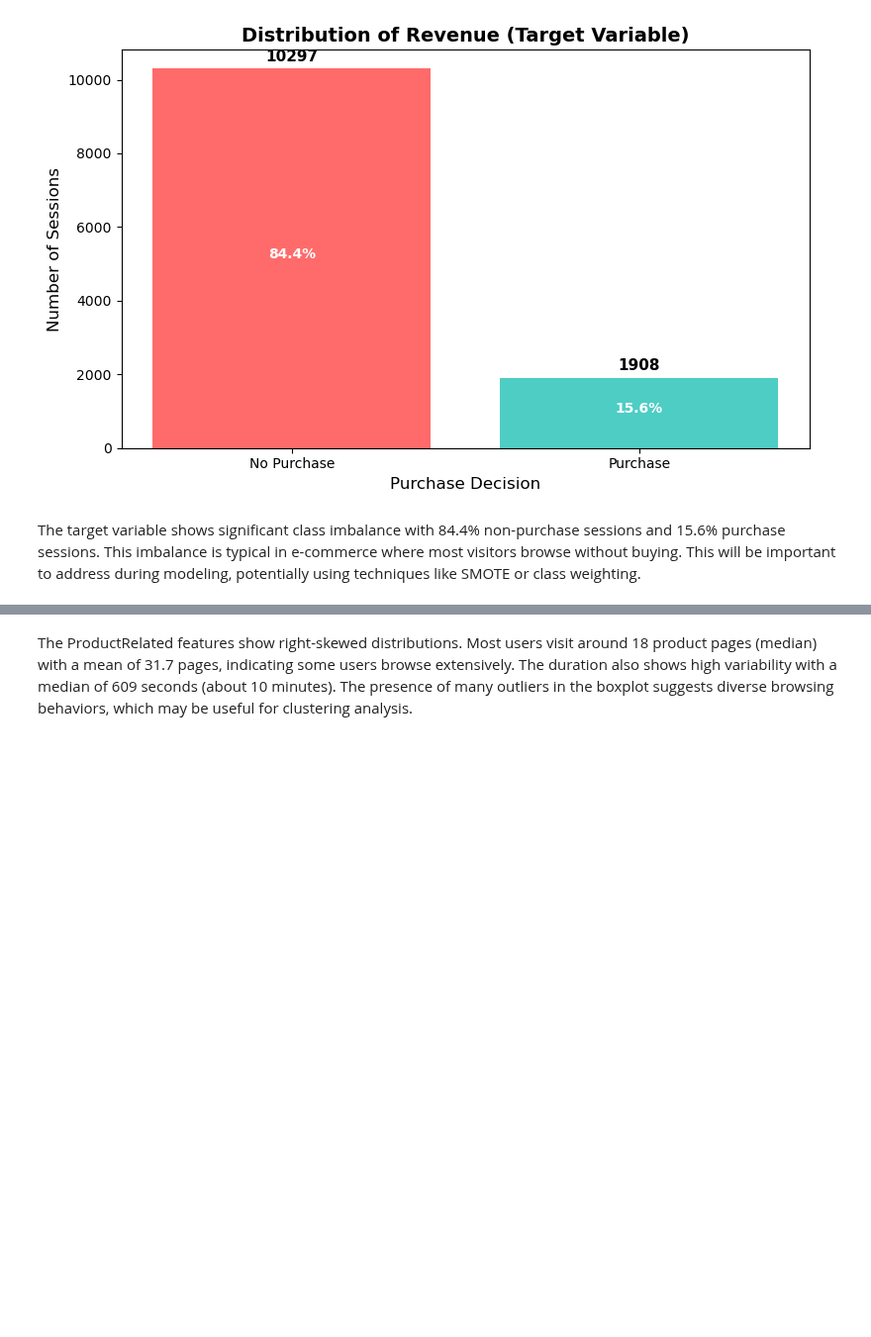
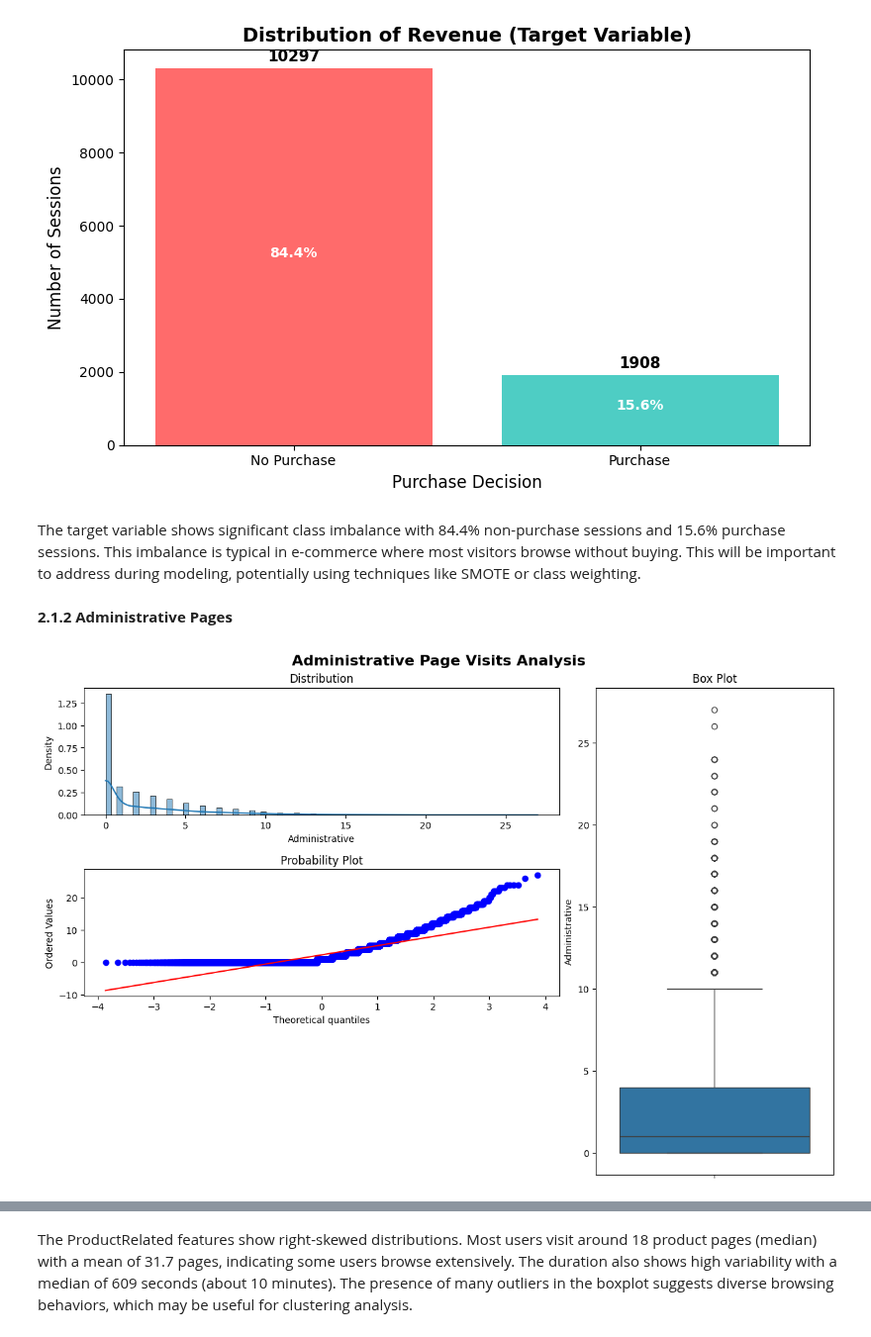
Before and after one commit to JackyDo2005/A3_PDS_RMIT, a Jupyter notebook: Assignment3.ipynb, the cells around one changed output, grey strips where cells are left out. Shown at 99% size. Cells and saved outputs as stored; diff of their text form; code cells hidden in the pictures; blank space fills up the shorter version.

```diff
--- a/Assignment3.ipynb
+++ b/Assignment3.ipynb
@@ -374,3 +448,39 @@ Before we proceed with feature engineering, we need to understand the distributi
+# %%
+# Function to create histogram, QQ plot, and box plot for a specific column
+def plotting_3_chart(df, feature, plot_title="Feature Analysis"):
+    """
+    Creates a histogram, QQ plot, and box plot for a specified column in a DataFrame.
+
+    Parameters:
+        df (pd.DataFrame): The input DataFrame.
+        feature (str): The column name for analysis.
+        plot_title (str): The title of the entire plot.
+    """
+
+    # Set a style
+    plt.style.use('default')  # Use the 'fivethirtyeight' style for the plots
+
+    # Create a customized chart and set the figure size
+    fig = plt.figure(constrained_layout=True, figsize=(12, 8))  # Create a figure with constrained layout
+    fig.suptitle(plot_title, fontsize=16, fontweight='bold')  # Set the main plot title
+
+    # Create a grid of 3 columns and 3 rows
+    grid = gridspec.GridSpec(ncols=3, nrows=3, figure=fig)  # Define a 3x3 grid for subplots
+
+    # Customizing the histogram grid
+    ax1 = fig.add_subplot(grid[0, :2])  # Add a subplot for the histogram (spanning first 2 columns of the first row)
+    ax1.set_title('Distribution')  # Set the title for the histogram
+    sns.histplot(df.loc[:, feature], stat='density', ax=ax1, kde=True)  # Plot the histogram with KDE (Kernel Density Estimate)
+
+    # Customizing the QQ plot
+    ax2 = fig.add_subplot(grid[1, :2])  # Add a subplot for the QQ plot (spanning first 2 columns of the second row)
+    ax2.set_title('QQ Plot')  # Set the title for the QQ plot
+    stats.probplot(df.loc[:, feature], plot=ax2)  # Plot the QQ plot to check for normality
+
+    # Customizing the box plot
+    ax3 = fig.add_subplot(grid[:, 2])  # Add a subplot for the box plot (spanning the entire third column)
+    ax3.set_title('Box Plot')  # Set the title for the box plot
+    sns.boxplot(y=df.loc[:, feature], ax=ax3)  # Plot the box plot to visualize the distribution and outliers
 # %% [markdown]
 ### 2.1 Univariate Analysis
 
@@ -400,3 +510,9 @@ plt.show()
 [figure]
 # %% [markdown]
 The target variable shows significant class imbalance with 84.4% non-purchase sessions and 15.6% purchase sessions. This imbalance is typical in e-commerce where most visitors browse without buying. This will be important to address during modeling, potentially using techniques like SMOTE or class weighting.
+# %% [markdown]
+**2.1.2 Administrative Pages**
+# %%
+plotting_3_chart(df, 'Administrative', plot_title='Administrative Page Visits Analysis')
+# %% [output]
+[figure, added]
```
Also changed, not shown: parts of 62 cells of this notebook, 1 other file.
